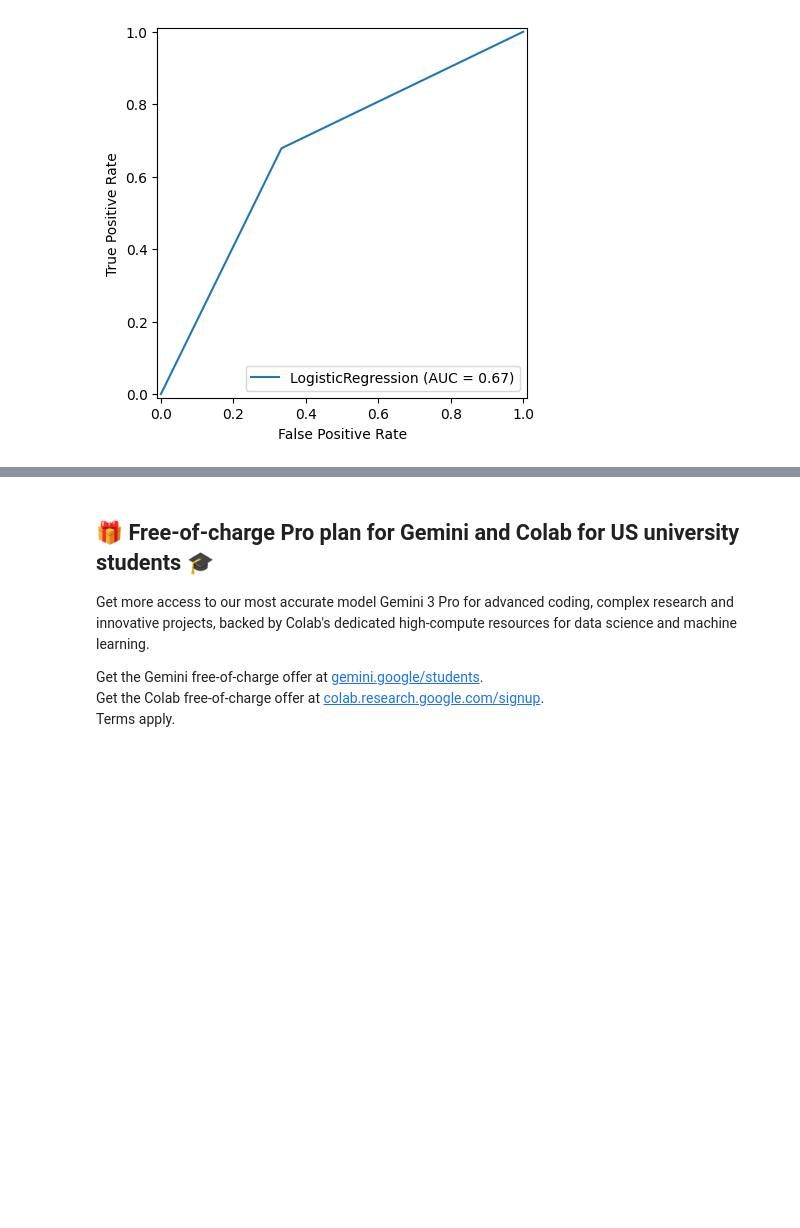
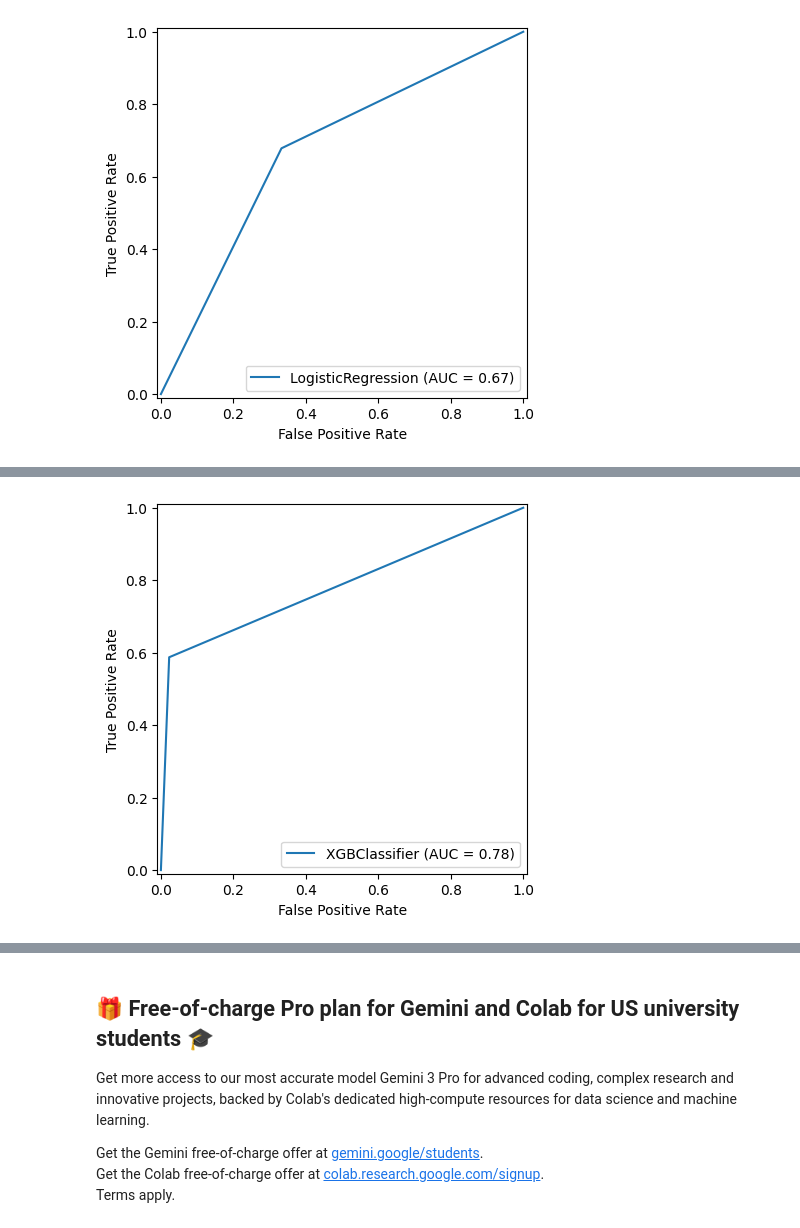
Before and after one commit to abdullaawad/Final-Year-Project, a Jupyter notebook: Re_Admission_Prediction.ipynb, the cells around one changed output, grey strips where cells are left out. Drawn from its saved outputs; the diff is of its cells as text; code cells hidden in the pictures; blank space fills up the shorter version.

```diff
--- a/Re_Admission_Prediction.ipynb
+++ b/Re_Admission_Prediction.ipynb
@@ -608,0 +615,12 @@ plt.show()
+# %%
+import xgboost as xgb
+from xgboost import XGBClassifier
+
+# Create the XGBoost classifier.
+clf = XGBClassifier(random_state=42, use_label_encoder=False, eval_metric='logloss')
+
+# Fit the model, test sets are used for early stopping.
+clf.fit(X_train_final_scaled, y_train, eval_set=[(X_test_final_scaled, y_test)])
+# Save model into JSON format.
+clf.save_model("clf.json")
+print(clf)
@@ -608,0 +650,2 @@ plt.show()
+# %%
+y_pred_xgb = clf.predict(X_test_final_scaled)
@@ -608,0 +663,9 @@ plt.show()
+# %%
+fpr, tpr, thresholds = roc_curve(y_test, y_pred_xgb)
+roc_auc = auc(fpr, tpr)
+
+display = RocCurveDisplay(fpr=fpr, tpr=tpr, roc_auc=roc_auc, estimator_name='XGBClassifier')
+display.plot()
+plt.show()
+# %% [output]
+[figure, added]
```
Also changed, not shown: parts of 17 cells of this notebook.
